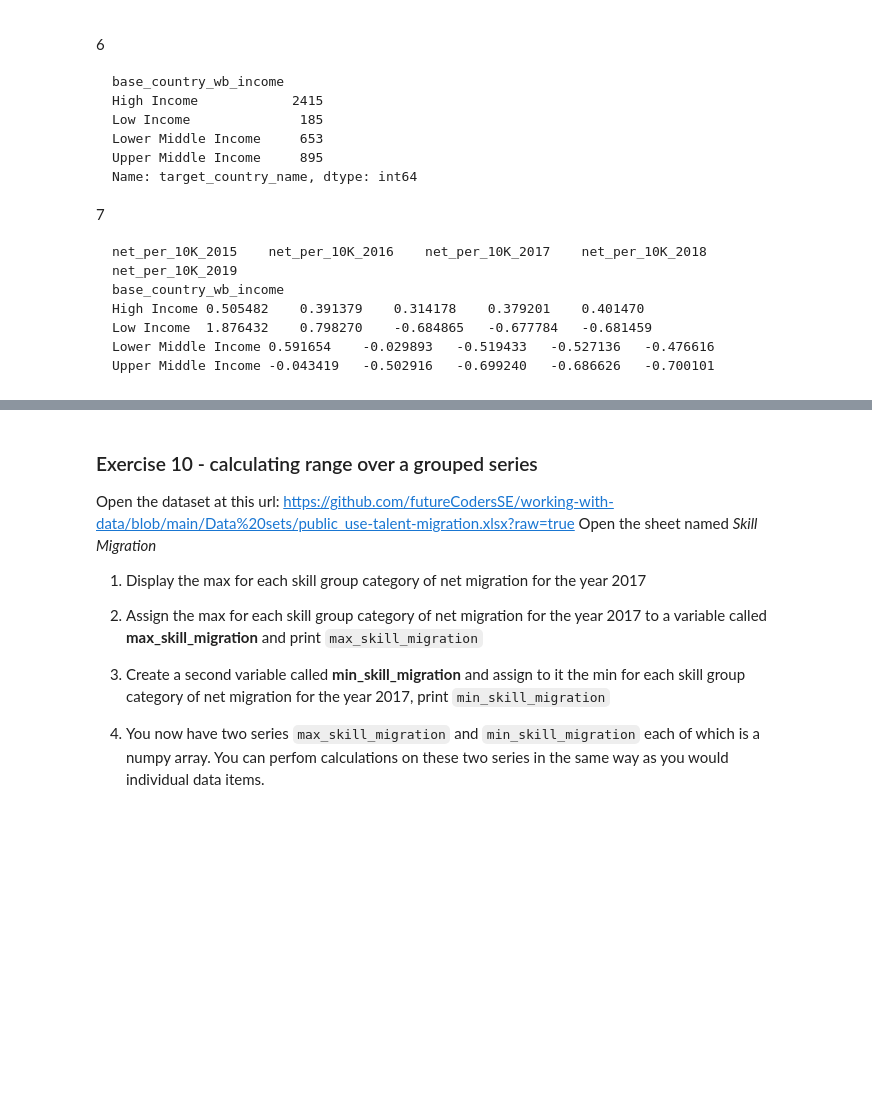
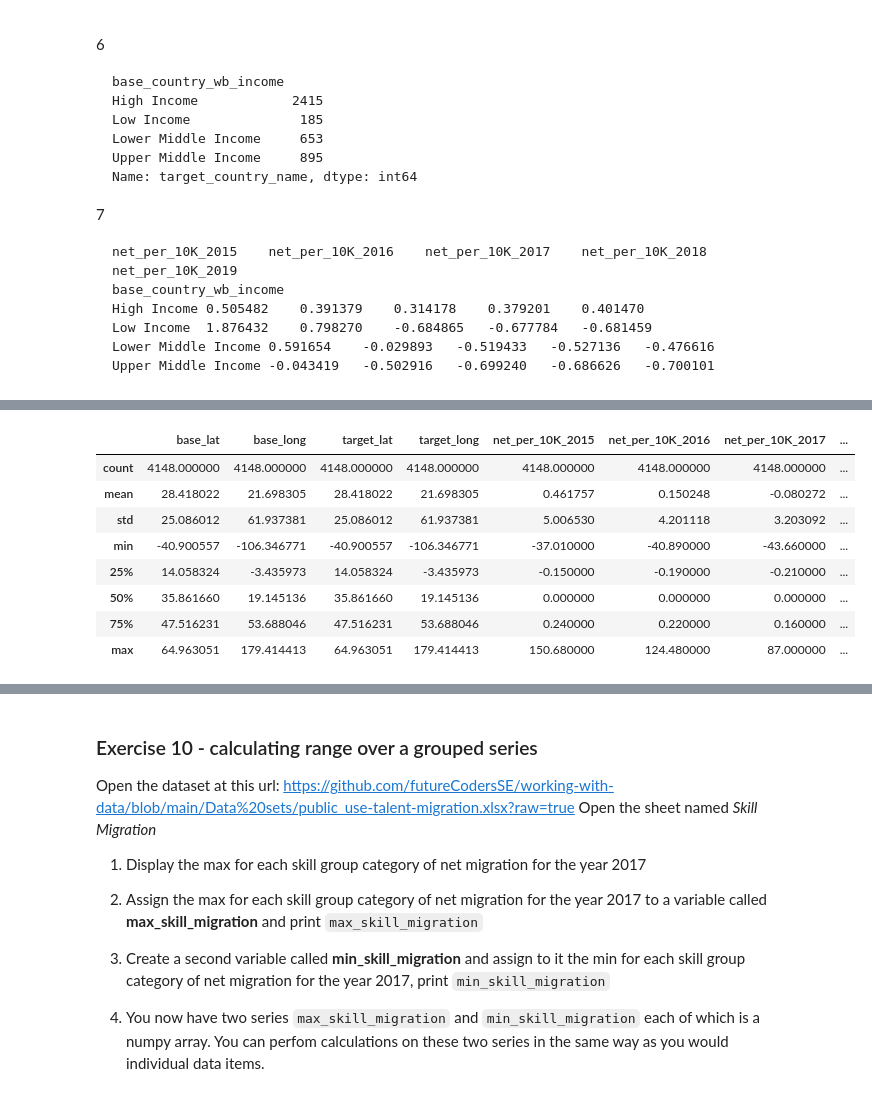
Before and after one commit to kKravtsova/data_and_python, a Jupyter notebook: Describing_data_kkravtsova.ipynb, the cells around one changed output, grey strips where cells are left out. Cells and saved outputs as stored; diff of their text form; code cells hidden in the pictures; blank space fills up the shorter version.

```diff
--- a/Describing_data_kkravtsova.ipynb
+++ b/Describing_data_kkravtsova.ipynb
@@ -403,0 +638,13 @@ Upper Middle Income	-0.043419	-0.502916	-0.699240	-0.686626	-0.700101
+# %%
+# Describe the dataset
+CM_df.describe()
+# %% [output]
+|  | base_lat | base_long | target_lat | target_long | net_per_10K_2015 | net_per_10K_2016 | net_per_10K_2017 | ... |
+| count | 4148.000000 | 4148.000000 | 4148.000000 | 4148.000000 | 4148.000000 | 4148.000000 | 4148.000000 | ... |
+| mean | 28.418022 | 21.698305 | 28.418022 | 21.698305 | 0.461757 | 0.150248 | -0.080272 | ... |
+| std | 25.086012 | 61.937381 | 25.086012 | 61.937381 | 5.006530 | 4.201118 | 3.203092 | ... |
+| min | -40.900557 | -106.346771 | -40.900557 | -106.346771 | -37.010000 | -40.890000 | -43.660000 | ... |
+| 25% | 14.058324 | -3.435973 | 14.058324 | -3.435973 | -0.150000 | -0.190000 | -0.210000 | ... |
+| 50% | 35.861660 | 19.145136 | 35.861660 | 19.145136 | 0.000000 | 0.000000 | 0.000000 | ... |
+| 75% | 47.516231 | 53.688046 | 47.516231 | 53.688046 | 0.240000 | 0.220000 | 0.160000 | ... |
+| max | 64.963051 | 179.414413 | 64.963051 | 179.414413 | 150.680000 | 124.480000 | 87.000000 | ... |
```
Also changed, not shown: parts of 27 cells of this notebook.
